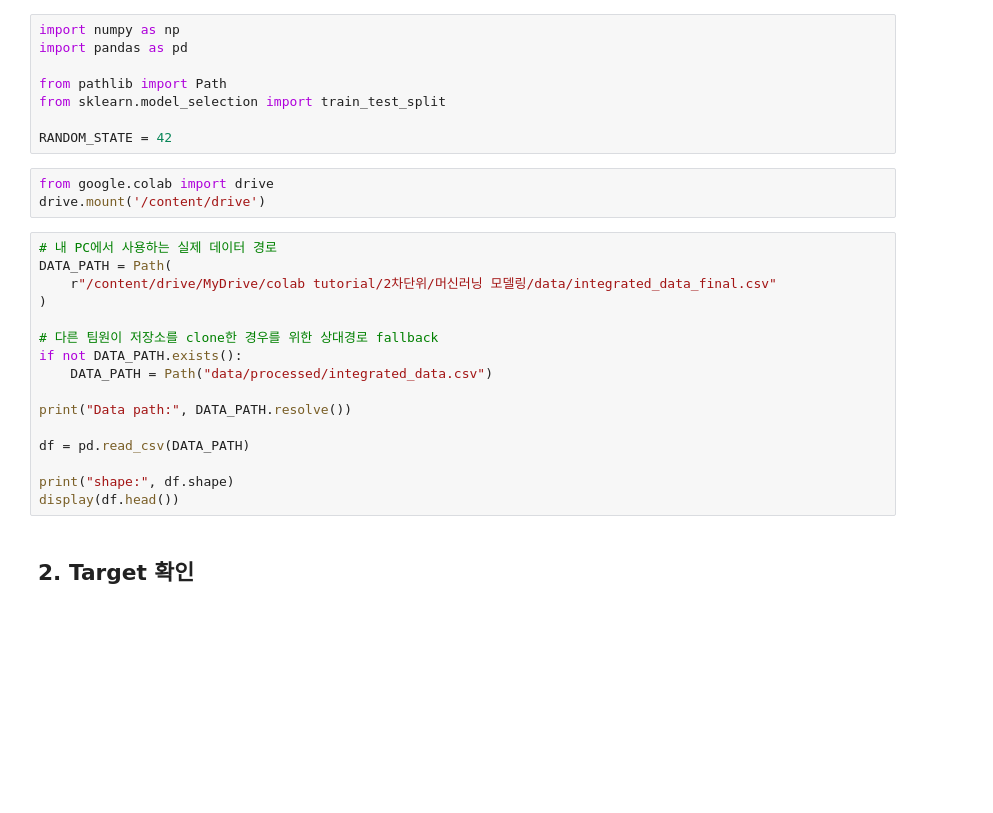
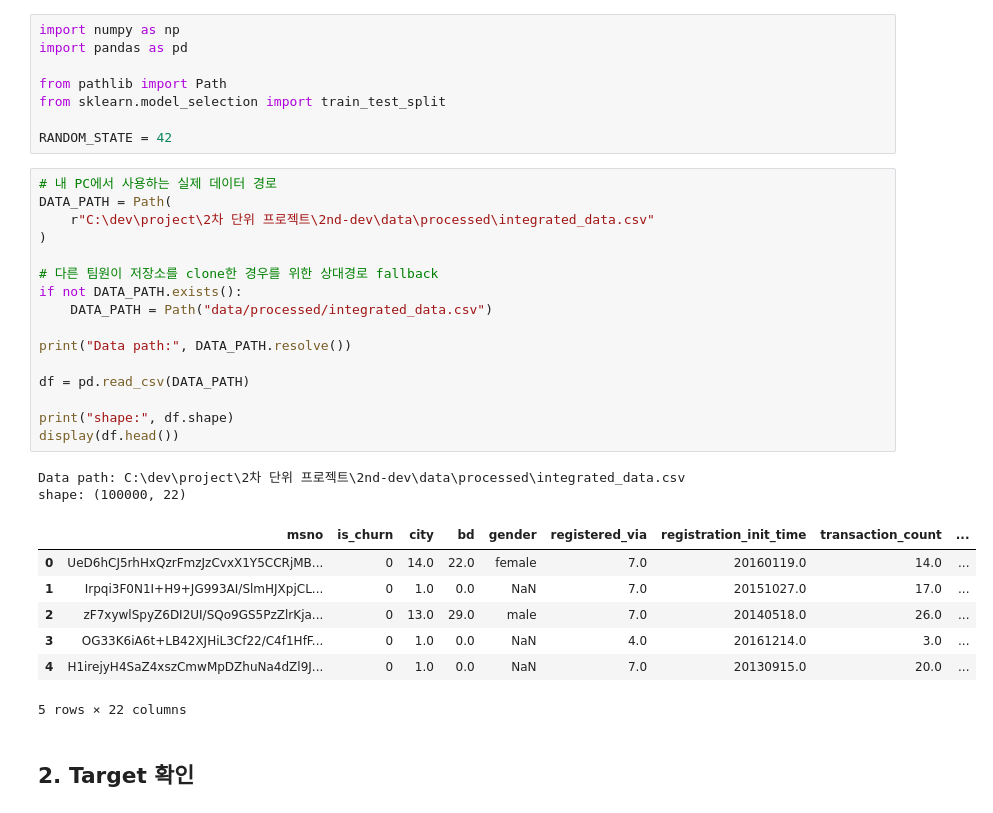
Before and after one commit to SKNETWORKS-FAMILY-AICAMP/SKN36-2nd-1Team, a Jupyter notebook: notebooks/03_deep_learning/05_dl_comparison.ipynb, the cells around one changed output. Drawn from its saved outputs; the diff is of its cells as text; blank space fills up the shorter version.

```diff
--- a/notebooks/03_deep_learning/05_dl_comparison.ipynb
+++ b/notebooks/03_deep_learning/05_dl_comparison.ipynb
@@ -503,25 +692,32 @@ from pathlib import Path
 from sklearn.model_selection import train_test_split
 
 RANDOM_STATE = 42
-# %%
-from google.colab import drive
-drive.mount('/content/drive')
 # %%
 # 내 PC에서 사용하는 실제 데이터 경로
 DATA_PATH = Path(
-    r"/content/drive/MyDrive/colab tutorial/2차단위/머신러닝 모델링/data/integrated_data_final.csv"
+    r"C:\dev\project\2차 단위 프로젝트\2nd-dev\data\processed\integrated_data.csv"
 )
 
 # 다른 팀원이 저장소를 clone한 경우를 위한 상대경로 fallback
 if not DATA_PATH.exists():
     DATA_PATH = Path("data/processed/integrated_data.csv")
 
 print("Data path:", DATA_PATH.resolve())
 
 df = pd.read_csv(DATA_PATH)
 
 print("shape:", df.shape)
 display(df.head())
+# %% [output]
+Data path: C:\dev\project\2차 단위 프로젝트\2nd-dev\data\processed\integrated_data.csv
+shape: (100000, 22)
+|  | msno | is_churn | city | bd | gender | registered_via | registration_init_time | transaction_count | ... |
+| 0 | UeD6hCJ5rhHxQzrFmzJzCvxX1Y5CCRjMB... | 0 | 14.0 | 22.0 | female | 7.0 | 20160119.0 | 14.0 | ... |
+| 1 | Irpqi3F0N1I+H9+JG993AI/SlmHJXpjCL... | 0 | 1.0 | 0.0 | NaN | 7.0 | 20151027.0 | 17.0 | ... |
+| 2 | zF7xywlSpyZ6DI2UI/SQo9GS5PzZlrKja... | 0 | 13.0 | 29.0 | male | 7.0 | 20140518.0 | 26.0 | ... |
+| 3 | OG33K6iA6t+LB42XJHiL3Cf22/C4f1HfF... | 0 | 1.0 | 0.0 | NaN | 4.0 | 20161214.0 | 3.0 | ... |
+| 4 | H1irejyH4SaZ4xszCmwMpDZhuNa4dZl9J... | 0 | 1.0 | 0.0 | NaN | 7.0 | 20130915.0 | 20.0 | ... |
+5 rows × 22 columns
 # %% [markdown]
 ## 2. Target 확인
 # %%
```
Also changed, not shown: parts of 86 cells of this notebook, 9 other files.
